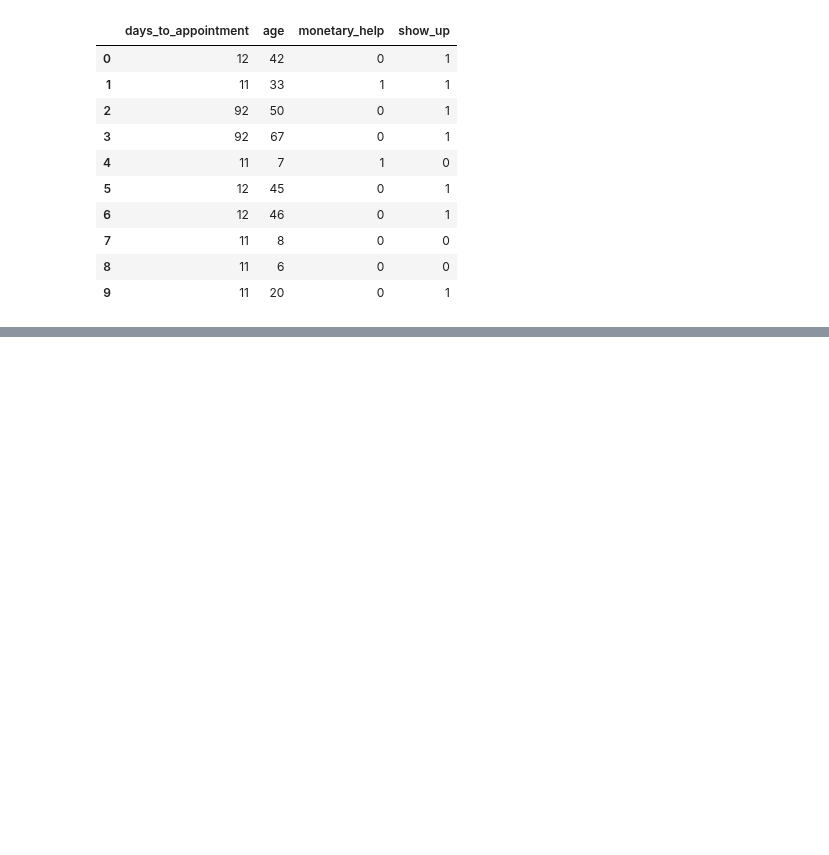
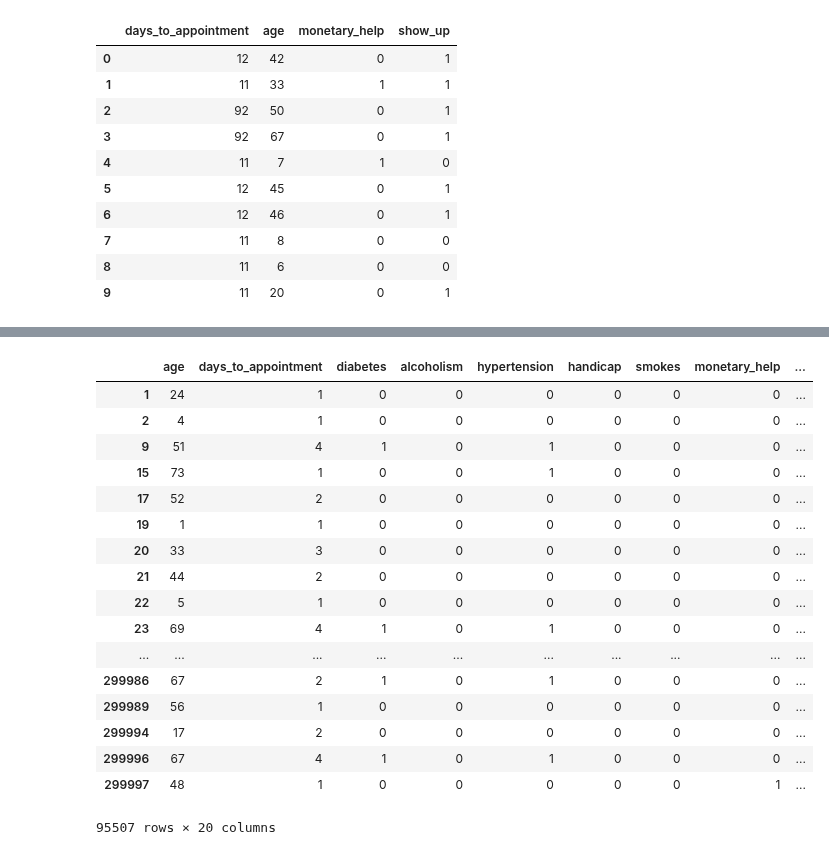
Before and after one commit to edvalente/mlnd-capstone-project, a Jupyter notebook: notebooks/unsupervised.ipynb, the cells around one changed output, grey strips where cells are left out. Cells and saved outputs as stored; diff of their text form; code cells hidden in the pictures; blank space fills up the shorter version.

```diff
--- a/notebooks/unsupervised.ipynb
+++ b/notebooks/unsupervised.ipynb
@@ -167,0 +220,26 @@ True
+# %%
+log_feature = np.log(data['days_to_appointment'])
+Q1 = np.percentile(log_feature, 25)
+Q3 = np.percentile(log_feature, 25)
+step = (Q3 - Q1) * 1.5
+
+data[(log_feature <= Q3 + step)]
+# %% [output]
+|  | age | days_to_appointment | diabetes | alcoholism | hypertension | handicap | smokes | monetary_help | ... |
+| 1 | 24 | 1 | 0 | 0 | 0 | 0 | 0 | 0 | ... |
+| 2 | 4 | 1 | 0 | 0 | 0 | 0 | 0 | 0 | ... |
+| 9 | 51 | 4 | 1 | 0 | 1 | 0 | 0 | 0 | ... |
+| 15 | 73 | 1 | 0 | 0 | 1 | 0 | 0 | 0 | ... |
+| 17 | 52 | 2 | 0 | 0 | 0 | 0 | 0 | 0 | ... |
+| 19 | 1 | 1 | 0 | 0 | 0 | 0 | 0 | 0 | ... |
+| 20 | 33 | 3 | 0 | 0 | 0 | 0 | 0 | 0 | ... |
+| 21 | 44 | 2 | 0 | 0 | 0 | 0 | 0 | 0 | ... |
+| 22 | 5 | 1 | 0 | 0 | 0 | 0 | 0 | 0 | ... |
+| 23 | 69 | 4 | 1 | 0 | 1 | 0 | 0 | 0 | ... |
+| ... | ... | ... | ... | ... | ... | ... | ... | ... | ... |
+| 299986 | 67 | 2 | 1 | 0 | 1 | 0 | 0 | 0 | ... |
+| 299989 | 56 | 1 | 0 | 0 | 0 | 0 | 0 | 0 | ... |
+| 299994 | 17 | 2 | 0 | 0 | 0 | 0 | 0 | 0 | ... |
+| 299996 | 67 | 4 | 1 | 0 | 1 | 0 | 0 | 0 | ... |
+| 299997 | 48 | 1 | 0 | 0 | 0 | 0 | 0 | 1 | ... |
+95507 rows × 20 columns
```
Also changed, not shown: parts of 4 cells of this notebook.
